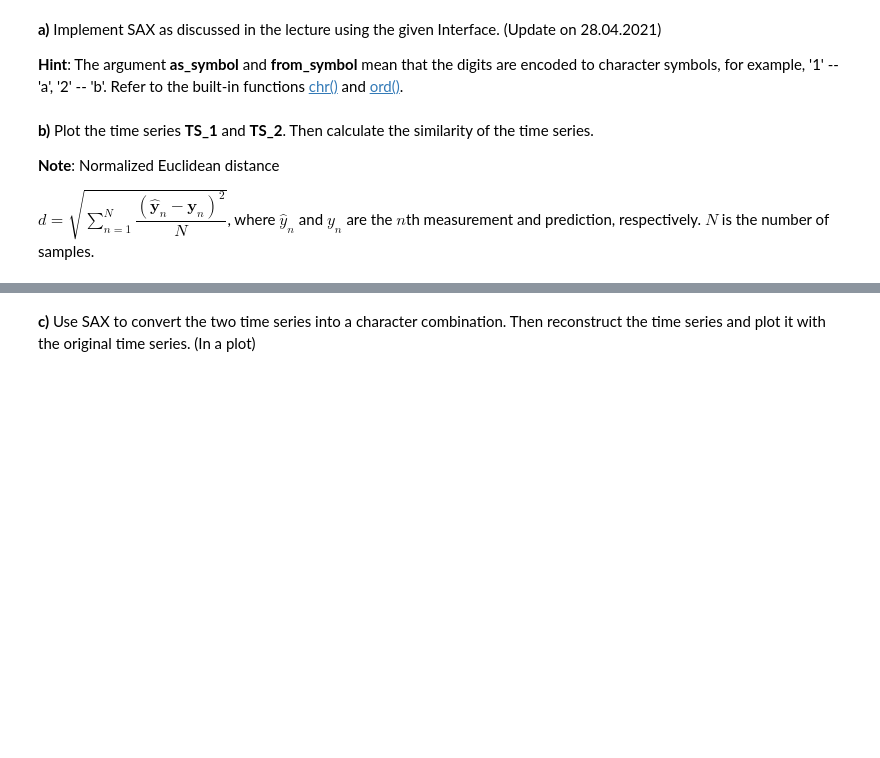
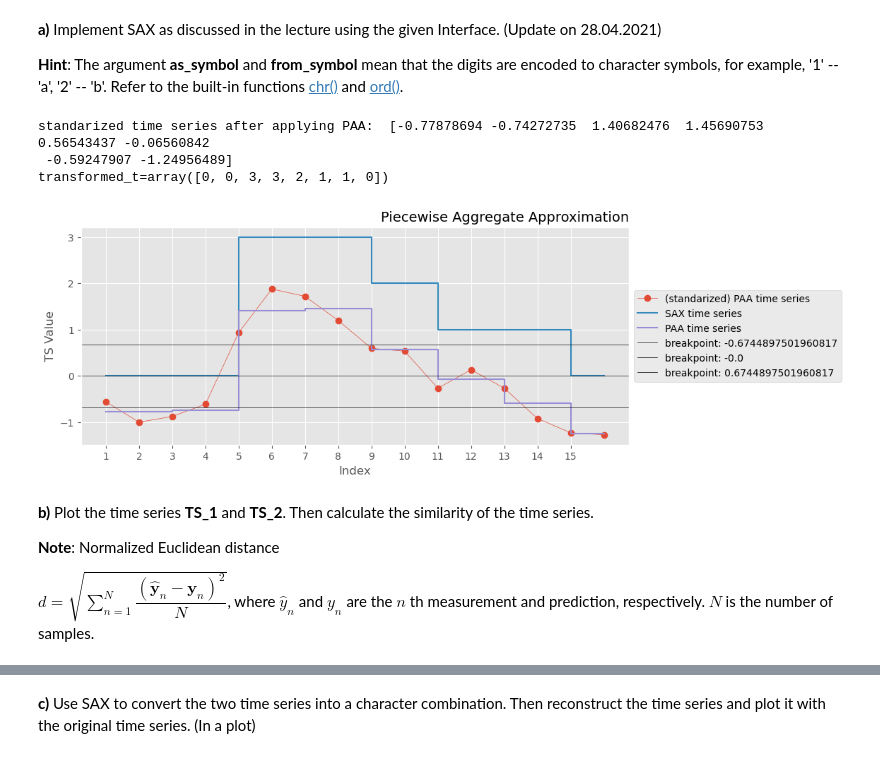
Before and after one commit to KlaraGtknst/TSDM_WS23_34, a Jupyter notebook: Exercise_03_representation.ipynb, the cells around one changed output, grey strips where cells are left out. Drawn from its saved outputs; the diff is of its cells as text; code cells hidden in the pictures; blank space fills up the shorter version.

```diff
--- a/Exercise_03_representation.ipynb
+++ b/Exercise_03_representation.ipynb
@@ -112,5 +144,7 @@ from scipy.stats import norm
 **a)** Implement SAX as discussed in the lecture using the given Interface. (Update on 28.04.2021)
 
 **Hint**: The argument **as_symbol** and **from_symbol** mean that the digits are encoded to character symbols, for example, '1' -- 'a', '2' -- 'b'. Refer to the built-in functions [chr()](https://www.programiz.com/python-programming/methods/built-in/chr) and [ord()](https://www.programiz.com/python-programming/methods/built-in/ord).
+# %%
+N_SECTIONS = 30     # FIXME: wie bestimmen wir die Anzahl der Segmente?
 # %%
 class SAX:
@@ -181,9 +240,39 @@ class SAX:
+# %%
+n_sections = 8
+new_t = (t - t.mean()) / t.std()
+print('standarized time series after applying PAA: ', paa(new_t, n_sections))
+sax = SAX(4, n_sections=n_sections)
+sax.fit(t)
+transformed_t = sax.transform(t, False) # as number != as symbol
+print(f"{transformed_t=}")
+
+plt.figure(figsize=(10, 4))
+plt.title("Piecewise Aggregate Approximation", size=14, loc="right")
+plt.plot(range(1, len(t)+1), new_t, marker="o", linewidth=0.5, label="(standarized) PAA time series")
+
+### PAA results:
+x = np.arange(1, len(t) + 1)
+plt.step(x, np.array([[y] * (t.shape[0] // n_sections) for y in transformed_t]).flatten(), where="post", label="SAX time series")
+plt.step(x, np.array([[y] * (t.shape[0] // n_sections) for y in paa(new_t, n_sections)]).flatten(), where="post", label="PAA time series")
+for b in sax.breakpoints:
+    plt.axhline(b, c="black", label="breakpoint: {}".format(b), linewidth=0.5)
+
+plt.xticks(range(1, 16))
+plt.xlabel("Index")
+plt.ylabel("TS Value")
+plt.legend(loc='center left', bbox_to_anchor=(1, 0.5))
+plt.show()
+# %% [output]
+standarized time series after applying PAA:  [-0.77878694 -0.74272735  1.40682476  1.45690753  0.56543437 -0.06560842
+ -0.59247907 -1.24956489]
+transformed_t=array([0, 0, 3, 3, 2, 1, 1, 0])
+[figure, added]
 # %% [markdown]
 **b)** Plot the time series **TS_1** and **TS_2**. Then calculate the similarity of the time series.
 
 **Note**: Normalized Euclidean distance
 
-$d=\sqrt{\sum_{n=1}^{N}\dfrac{(\mathbf{\hat{y}}_n-\mathbf{y}_n)^2}{N}}$, where $\hat{y}_{n}$ and $y_{n}$ are the $n$th measurement and prediction, respectively. $N$ is the number of samples.
+$d=\sqrt{\sum_{n=1}^{N}\dfrac{(\mathbf{\hat{y}}_n-\mathbf{y}_n)^2}{N}}$, where $\hat{y}_{n}$ and $y_{n}$ are the $n$ th measurement and prediction, respectively. $N$ is the number of samples.
 # %%
 x,y = TS_1(x1=20, samples=300)
 a,b = TS_2(x1=20, samples=300)
```
Also changed, not shown: parts of 21 cells of this notebook, 1 other file.
